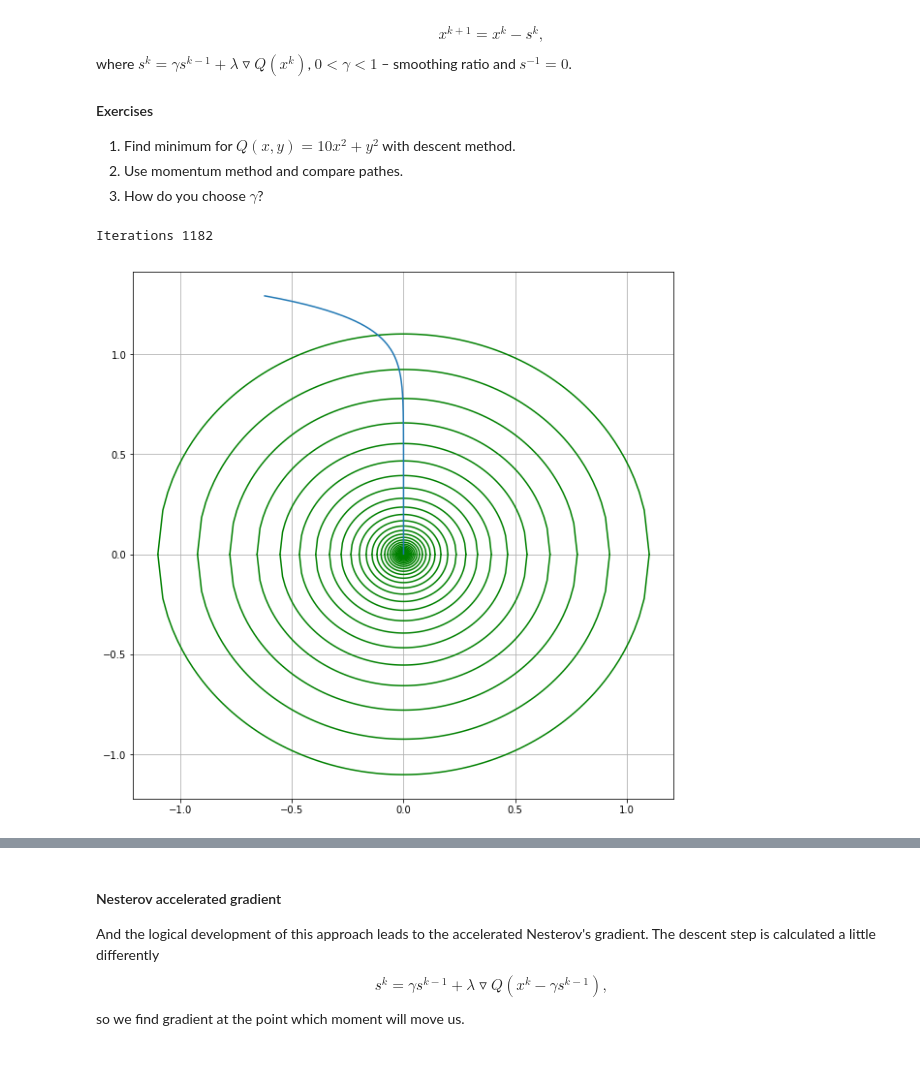
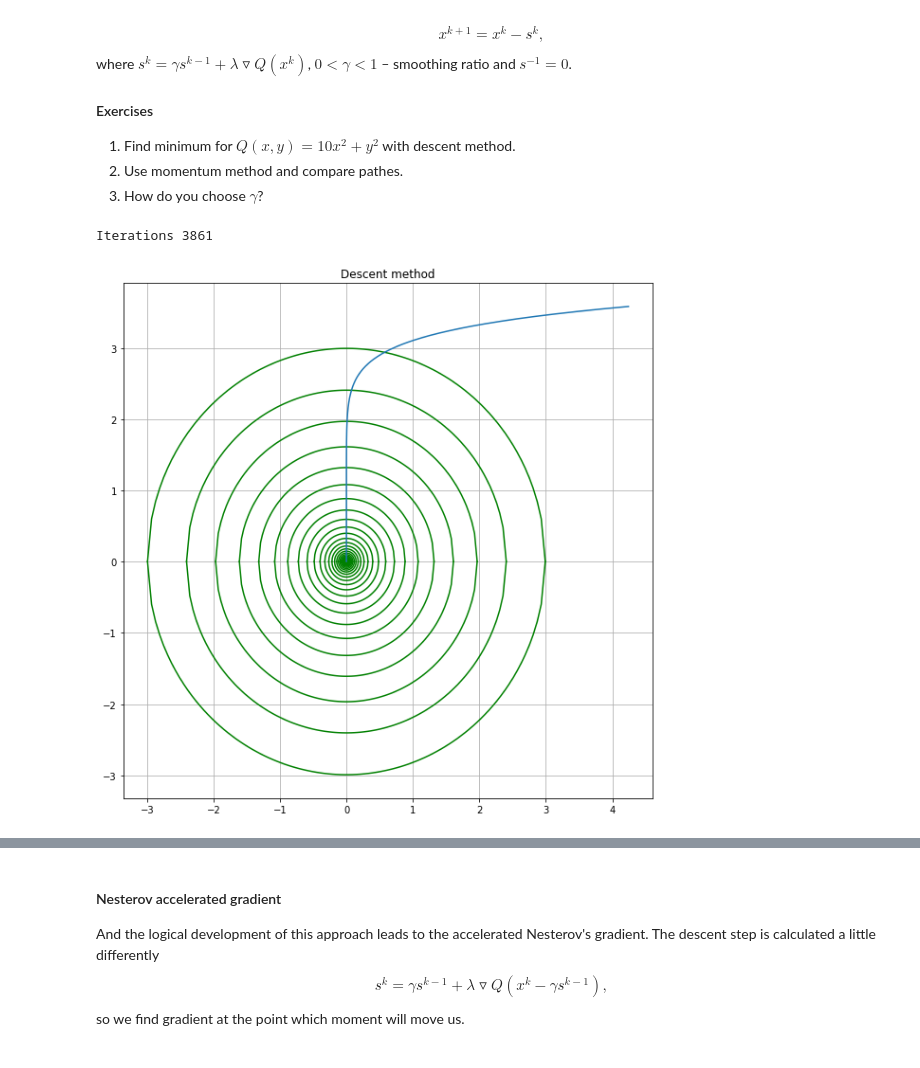
Before and after one commit to Sundry4/Darin_project, a Jupyter notebook: labs/lab-1.ipynb, the cells around one changed output, grey strips where cells are left out. Cells and saved outputs as stored; diff of their text form; code cells hidden in the pictures.

```diff
--- a/labs/lab-1.ipynb
+++ b/labs/lab-1.ipynb
@@ -165,13 +166,16 @@ for i in range(1, 8):
     kf = KFold(n_splits=4)
     kf.get_n_splits(X)
 
-    error = 0.0
-    for train_index, test_index in kf.split(X):
-        X_train, X_test = X[train_index], X[test_index]
-        Y_train, Y_test = Y[train_index], Y[test_index]
-        w = linalg.inv((X_test.T).dot(X_test)).dot(X_test.T).dot(Y_test)
-        error += sum((np.dot(X_test, w) - Y_test)**2) / 10
-    error /= 4
-    print("error ", i, ": ", *error, sep='')
+    train_mse = 0.0
+    validation_mse = 0.0
+    for train_index, validation_index in kf.split(X):
+        X_train, X_validation = X[train_index], X[validation_index]
+        Y_train, Y_validation = Y[train_index], Y[validation_index]
+        w = linalg.inv((X_train.T).dot(X_train)).dot(X_train.T).dot(Y_train)
+        train_mse += sum((np.dot(X_train, w) - Y_train)**2) / 10
+        validation_mse += sum((np.dot(X_validation, w) - Y_validation)**2) / 10
+    train_mse /= 4
+    validation_mse /= 4
+    print("training mse ", i, ": ", *train_mse, "\tvalidation mse ", i, ": ", *validation_mse, sep='')
 # %% [output]
 MSE for X degrees from 1 to 7:
@@ -389,6 +430,7 @@ w = np.array([[np.random.uniform(-1, 1)] for i in range(3)])
 e = 1
 lamb = 0.0001
 Q_normal = []
+iteration = 0
 
 while (e > 10**-4):
     w[0][0] -= lamb * der_k1(X, Y, w)
@@ -396,12 +438,15 @@ while (e > 10**-4):
     w[2][0] -= lamb * der_k3(X, Y, w)
     e = np.sqrt((lamb * der_k1(X, Y, w))**2 + (lamb * der_k2(X, Y, w))**2 + (lamb * der_k3(X, Y, w))**2)
     Q_normal.append(find_error(X, Y , w))
+    iteration += 1
 
 k = -w[0][0] / w[1][0]
 b = -w[2][0] / w[1][0]
 
+print("Iterations:", iteration)
 X_test = np.sort(np.array([[np.random.uniform(-4, 4) for i in range(30)]]).T, axis=0)
 plt.plot(X_test, X_test * k + b, color = 'g')
 plt.grid(True)
+plt.title("Gradient descent and MSE")
 plt.show()
 # %% [output]
@@ -613,47 +665,48 @@ $$x^{k+1} = x^{k} - s^{k},$$ where $s^k = \gamma s^{k-1} + \lambda\triangledown
 # %%
 # descent method
 
-def grad(w, gamma, lamb):
+def grad(w, lamb):
     w[0] -= lamb * 20 * w[0]
     w[1] -= lamb * 2 * w[1]
     return w
 
 
 plt.figure(figsize=(10, 10))
 
-a = np.random.uniform(-2, 2)
-b = np.random.uniform(-2, 2)
+a = np.random.uniform(-10, 10)
+b = np.random.uniform(-10, 10)
 w = [a, b]
-la = 0.1
+lamb = 0.001
 
 e = 1
 iteration = 1
 
 dots_x = []
 dots_y = []
 
 while (e > 10**-5):
-    w = grad(w, gamma, lamb)
+    w = grad(w, lamb)
     e = (20 * w[0] + 2 * w[1])**2
 
-    if iteration % 30 == 0:
+    if iteration % 100 == 0:
         r = np.sqrt(w[0]**2 + w[1]**2)
         x = np.linspace(-r, r, 100)
         plt.plot(x, [np.sqrt(r**2 - x[i]**2) for i in range(100)], color='g')
         plt.plot(x, [-np.sqrt(r**2 - x[i]**2) for i in range(100)], color='g')
 
     dots_x.append(w[0])
     dots_y.append(w[1])
 
     iteration += 1
 
 print("Iterations", iteration)
 plt.plot(dots_x, dots_y)
 plt.grid(True)
+plt.title("Descent method")
 plt.show()
 # %% [output]
-Iterations 1182
+Iterations 3861
-[figure, old version]
+[figure, new version]
 # %%
 # momentum method
 
```
Also changed, not shown: parts of 13 cells of this notebook.
